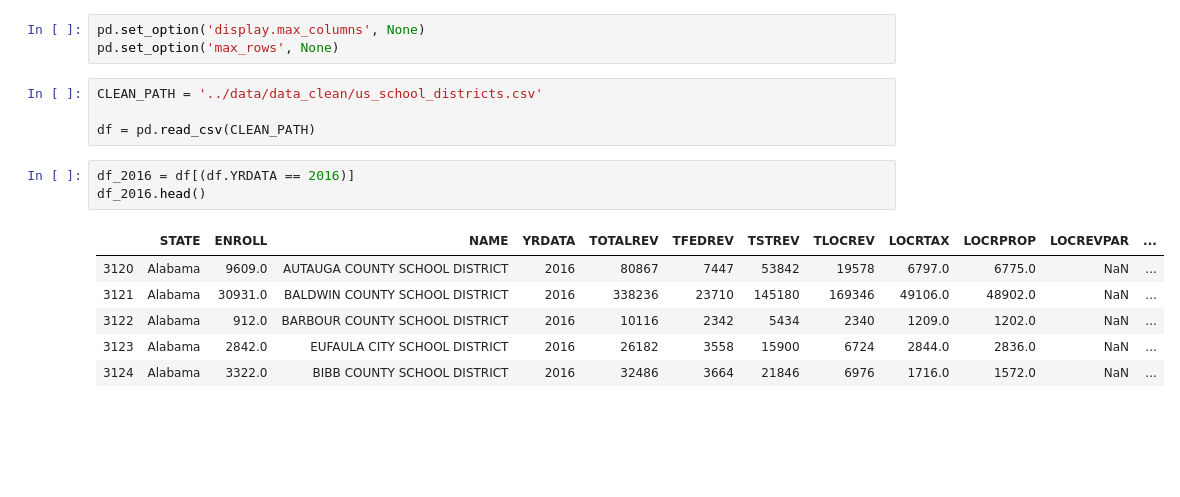
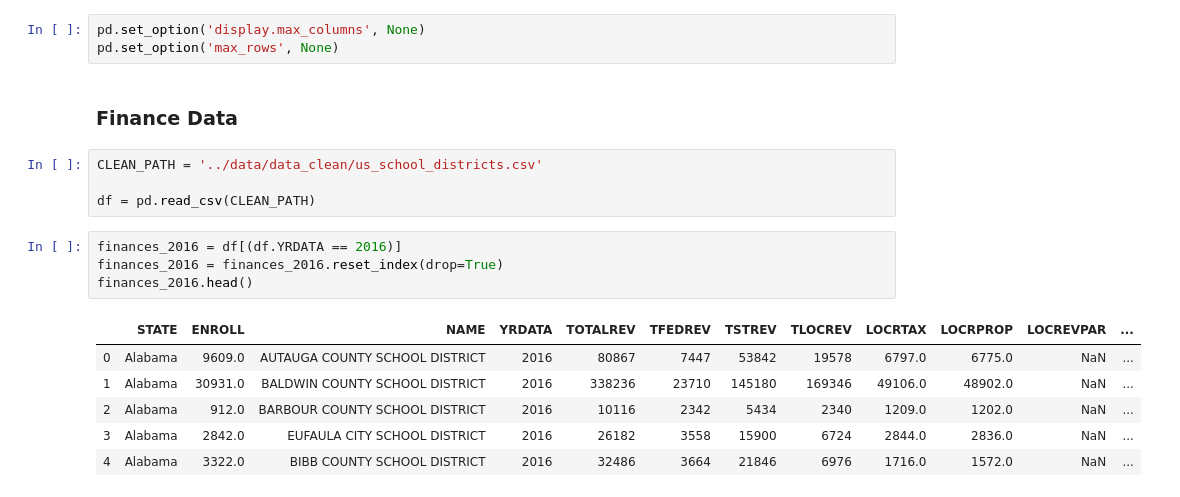
Before and after one commit to jamu0075/US-Education-Project, a Jupyter notebook: EDA/eda.ipynb, the cells around one changed output. Saved outputs shown, nothing was run; the diff lists cells and outputs as text; blank space fills up the shorter version.

```diff
--- a/EDA/eda.ipynb
+++ b/EDA/eda.ipynb
@@ -10,17 +10,20 @@ import matplotlib.pyplot as plt
 # %%
 pd.set_option('display.max_columns', None)
 pd.set_option('max_rows', None)
+# %% [markdown]
+### Finance Data
 # %%
 CLEAN_PATH = '../data/data_clean/us_school_districts.csv'
 
 df = pd.read_csv(CLEAN_PATH)
 # %%
-df_2016 = df[(df.YRDATA == 2016)]
-df_2016.head()
+finances_2016 = df[(df.YRDATA == 2016)]
+finances_2016 = finances_2016.reset_index(drop=True)
+finances_2016.head()
 # %% [output]
 |  | STATE | ENROLL | NAME | YRDATA | TOTALREV | TFEDREV | TSTREV | TLOCREV | LOCRTAX | LOCRPROP | LOCREVPAR | ... |
-| 3120 | Alabama | 9609.0 | AUTAUGA COUNTY SCHOOL DISTRICT | 2016 | 80867 | 7447 | 53842 | 19578 | 6797.0 | 6775.0 | NaN | ... |
-| 3121 | Alabama | 30931.0 | BALDWIN COUNTY SCHOOL DISTRICT | 2016 | 338236 | 23710 | 145180 | 169346 | 49106.0 | 48902.0 | NaN | ... |
-| 3122 | Alabama | 912.0 | BARBOUR COUNTY SCHOOL DISTRICT | 2016 | 10116 | 2342 | 5434 | 2340 | 1209.0 | 1202.0 | NaN | ... |
-| 3123 | Alabama | 2842.0 | EUFAULA CITY SCHOOL DISTRICT | 2016 | 26182 | 3558 | 15900 | 6724 | 2844.0 | 2836.0 | NaN | ... |
-| 3124 | Alabama | 3322.0 | BIBB COUNTY SCHOOL DISTRICT | 2016 | 32486 | 3664 | 21846 | 6976 | 1716.0 | 1572.0 | NaN | ... |
+| 0 | Alabama | 9609.0 | AUTAUGA COUNTY SCHOOL DISTRICT | 2016 | 80867 | 7447 | 53842 | 19578 | 6797.0 | 6775.0 | NaN | ... |
+| 1 | Alabama | 30931.0 | BALDWIN COUNTY SCHOOL DISTRICT | 2016 | 338236 | 23710 | 145180 | 169346 | 49106.0 | 48902.0 | NaN | ... |
+| 2 | Alabama | 912.0 | BARBOUR COUNTY SCHOOL DISTRICT | 2016 | 10116 | 2342 | 5434 | 2340 | 1209.0 | 1202.0 | NaN | ... |
+| 3 | Alabama | 2842.0 | EUFAULA CITY SCHOOL DISTRICT | 2016 | 26182 | 3558 | 15900 | 6724 | 2844.0 | 2836.0 | NaN | ... |
+| 4 | Alabama | 3322.0 | BIBB COUNTY SCHOOL DISTRICT | 2016 | 32486 | 3664 | 21846 | 6976 | 1716.0 | 1572.0 | NaN | ... |
```
Also changed, not shown: parts of 27 cells of this notebook.
